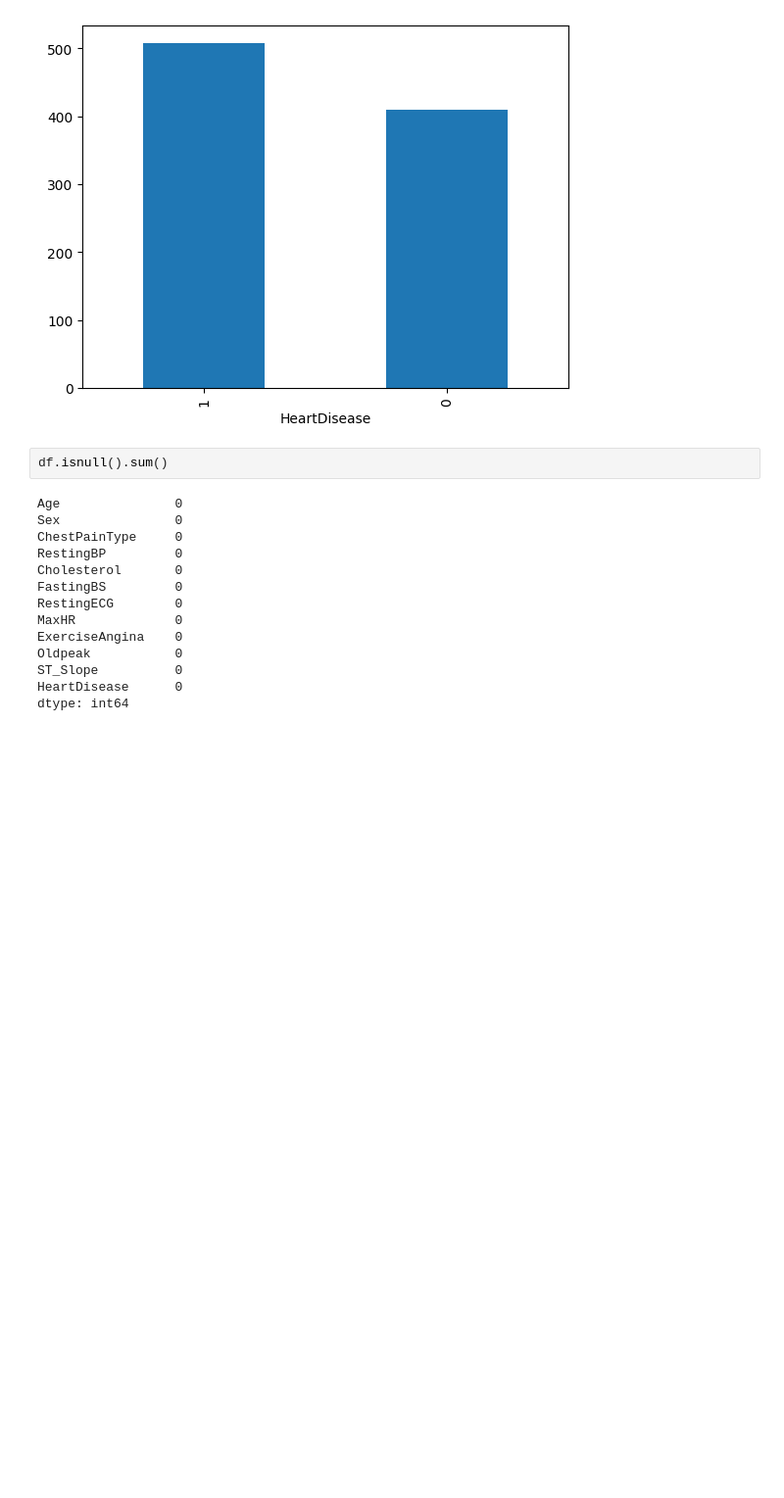
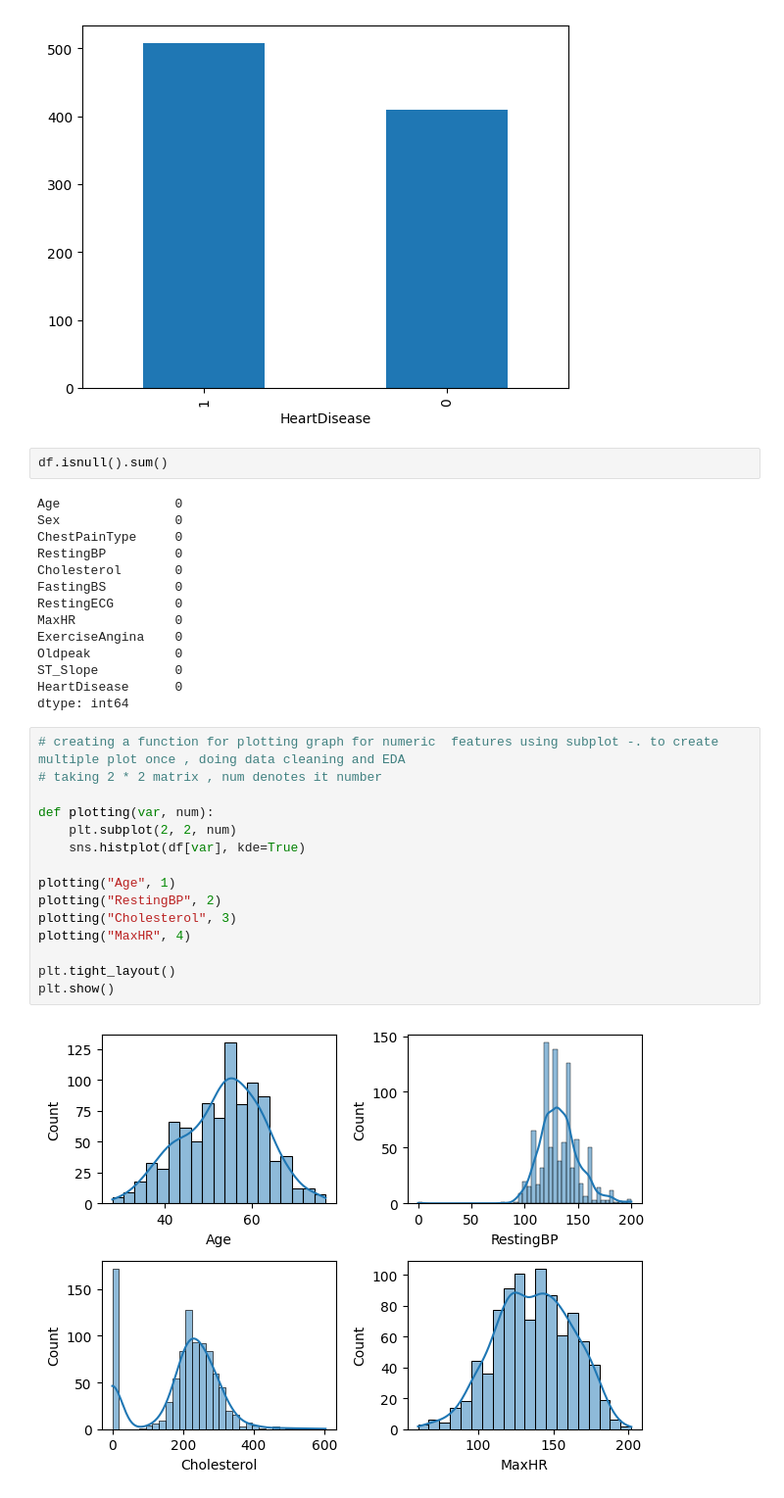
Before and after one commit to naitik-dhiman/ML-Work, a Jupyter notebook: EDA_categorical.ipynb, the cells around one changed output. Shown at 98% size. Drawn from its saved outputs; the diff is of its cells as text; blank space fills up the shorter version.

Commit message:
Impememted EDA and Data cleaning simultaneously on Categorical Target variable

```diff
--- a/EDA_categorical.ipynb
+++ b/EDA_categorical.ipynb
@@ -90,3 +90,20 @@ Oldpeak           0
 ST_Slope          0
 HeartDisease      0
 dtype: int64
+# %%
+# creating a function for plotting graph for numeric  features using subplot -. to create multiple plot once , doing data cleaning and EDA
+# taking 2 * 2 matrix , num denotes it number
+
+def plotting(var, num):
+    plt.subplot(2, 2, num)
+    sns.histplot(df[var], kde=True)
+
+plotting("Age", 1)
+plotting("RestingBP", 2)
+plotting("Cholesterol", 3)
+plotting("MaxHR", 4)
+
+plt.tight_layout()
+plt.show()
+# %% [output]
+[figure, added]
```
Also changed, not shown: parts of 11 cells of this notebook.
